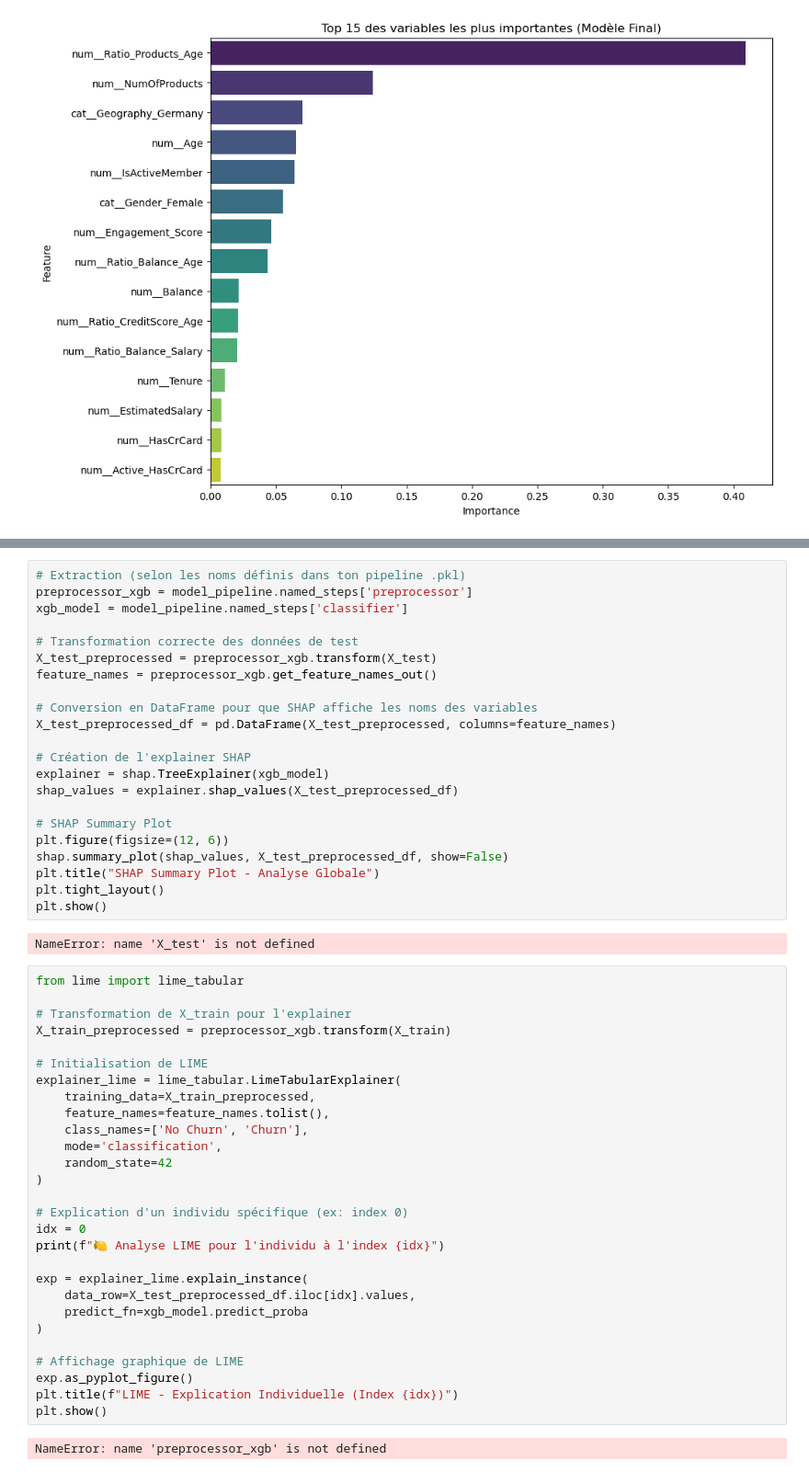
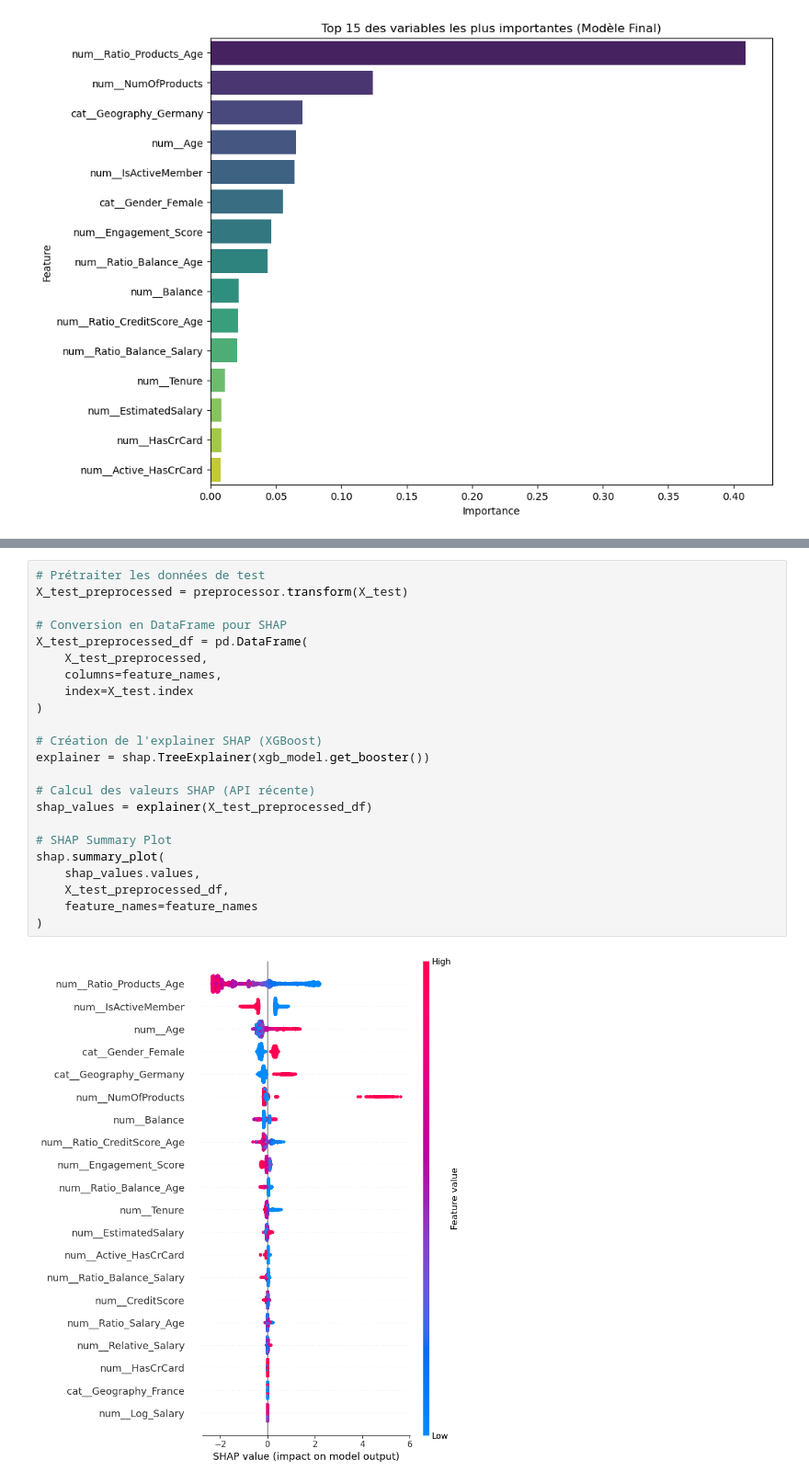
Before and after one commit to Bilelly/Bank-customer-churn-prediction, a Jupyter notebook: notebooks/05_model_explianability.ipynb, the cells around one changed output, grey strips where cells are left out. Shown: that part at 92% size. Saved outputs shown, nothing was run; the diff lists cells and outputs as text.

Commit message:
add explainability shap & feauture importance

```diff
--- a/notebooks/05_model_explianability.ipynb
+++ b/notebooks/05_model_explianability.ipynb
@@ -72,54 +63,25 @@ importance_df = pd.DataFrame({
-# %%
-# Extraction (selon les noms définis dans ton pipeline .pkl)
-preprocessor_xgb = model_pipeline.named_steps['preprocessor']
-xgb_model = model_pipeline.named_steps['classifier']
-
-# Transformation correcte des données de test
-X_test_preprocessed = preprocessor_xgb.transform(X_test)
-feature_names = preprocessor_xgb.get_feature_names_out()
-
-# Conversion en DataFrame pour que SHAP affiche les noms des variables
-X_test_preprocessed_df = pd.DataFrame(X_test_preprocessed, columns=feature_names)
-
-# Création de l'explainer SHAP
-explainer = shap.TreeExplainer(xgb_model)
-shap_values = explainer.shap_values(X_test_preprocessed_df)
-
-# SHAP Summary Plot
-plt.figure(figsize=(12, 6))
-shap.summary_plot(shap_values, X_test_preprocessed_df, show=False)
-plt.title("SHAP Summary Plot - Analyse Globale")
-plt.tight_layout()
-plt.show()
-# %% [output]
-NameError: name 'X_test' is not defined
-# %%
-from lime import lime_tabular
-
-# Transformation de X_train pour l'explainer
-X_train_preprocessed = preprocessor_xgb.transform(X_train)
-
-# Initialisation de LIME
-explainer_lime = lime_tabular.LimeTabularExplainer(
-    training_data=X_train_preprocessed,
-    feature_names=feature_names.tolist(),
-    class_names=['No Churn', 'Churn'],
-    mode='classification',
-    random_state=42
-)
-
-# Explication d'un individu spécifique (ex: index 0)
-idx = 0
-print(f"🍋 Analyse LIME pour l'individu à l'index {idx}")
-
-exp = explainer_lime.explain_instance(
-    data_row=X_test_preprocessed_df.iloc[idx].values,
-    predict_fn=xgb_model.predict_proba
-)
-
-# Affichage graphique de LIME
-exp.as_pyplot_figure()
-plt.title(f"LIME - Explication Individuelle (Index {idx})")
-plt.show()
-# %% [output]
-NameError: name 'preprocessor_xgb' is not defined
+# %%
+# Prétraiter les données de test
+X_test_preprocessed = preprocessor.transform(X_test)
+
+# Conversion en DataFrame pour SHAP
+X_test_preprocessed_df = pd.DataFrame(
+    X_test_preprocessed,
+    columns=feature_names,
+    index=X_test.index
+)
+
+# Création de l'explainer SHAP (XGBoost)
+explainer = shap.TreeExplainer(xgb_model.get_booster())
+
+# Calcul des valeurs SHAP (API récente)
+shap_values = explainer(X_test_preprocessed_df)
+
+# SHAP Summary Plot
+shap.summary_plot(
+    shap_values.values,
+    X_test_preprocessed_df,
+    feature_names=feature_names
+)
+# %% [output]
+[figure, added]
```
Also changed, not shown: parts of 8 cells of this notebook.
